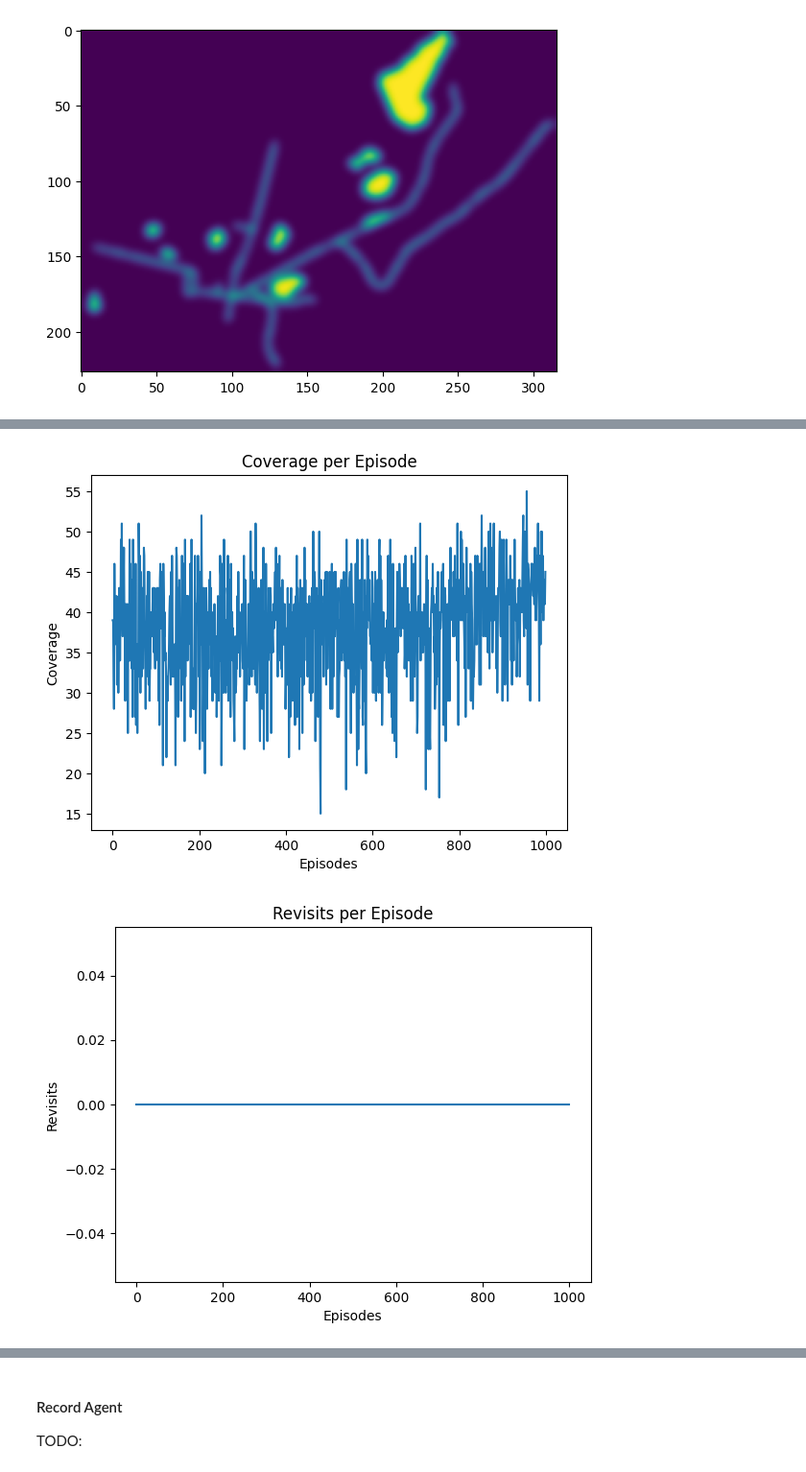
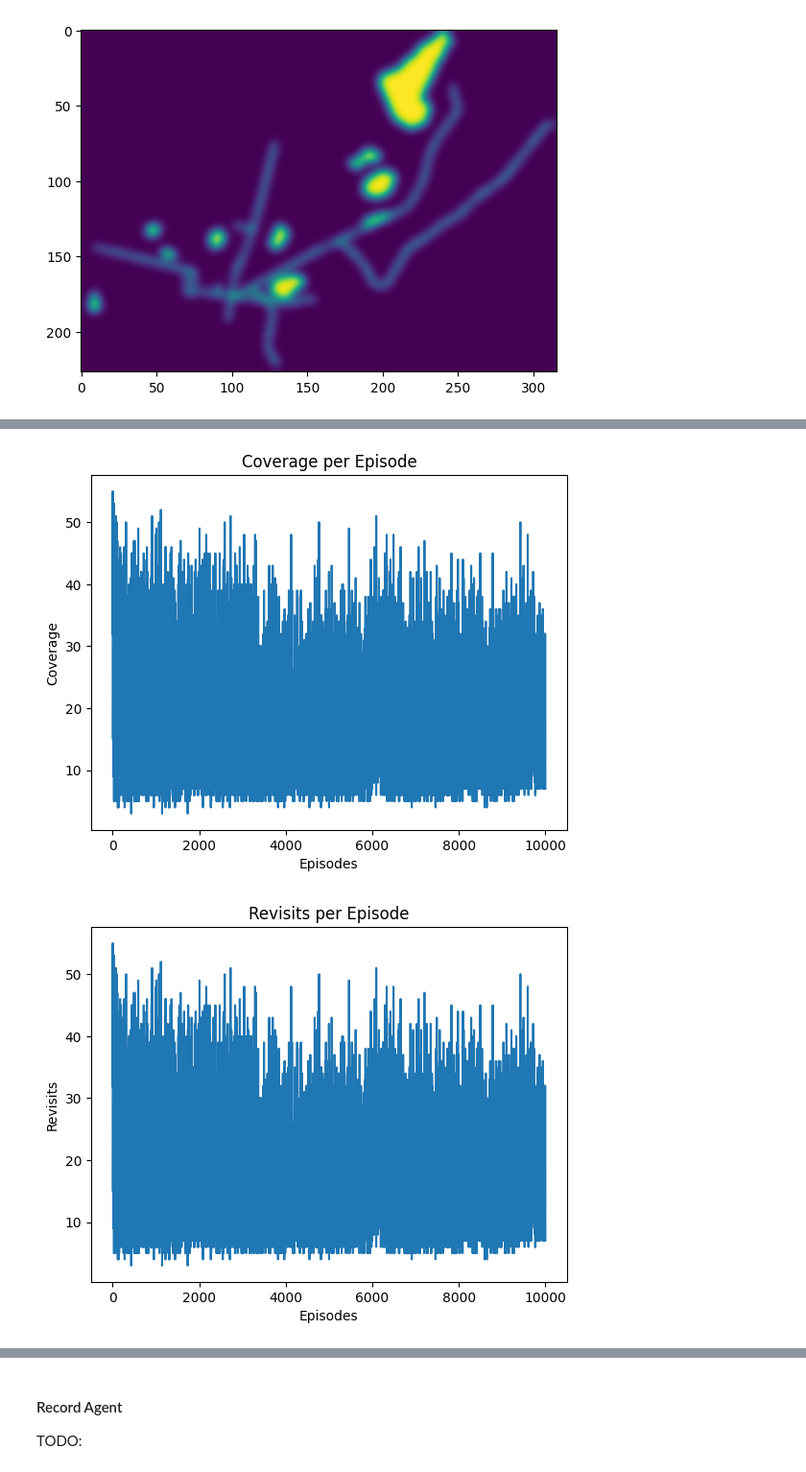
Before and after one commit to TheJoboReal/Bachelor, a Jupyter notebook: src/gym.ipynb, the cells around one changed output, grey strips where cells are left out. Shown at 96% size. Saved outputs shown, nothing was run; the diff lists cells and outputs as text; code cells hidden in the pictures.

Commit message:
added visit_penalty til update

```diff
--- a/src/gym.ipynb
+++ b/src/gym.ipynb
@@ -31,7 +31,7 @@ import pickle
 from IPython.display import display, clear_output
 import copy
 
-N_EPISODES = 1000
+N_EPISODES = 10000
 
 #TODO:
 # scale heat map
@@ -299,6 +299,26 @@ class SAR_agent:
         actions_taken = obs['actions_taken']
         reward_near = obs['reward_near']
 
+            # Extract movement direction (dx, dy)
+
+        dx, dy = obs['direction']
+        nx, ny = dx + 1, dy + 1  # Convert (-1, 0, 1) to (0,1,2) for indexing
+
+        # Initialize a dynamic penalty
+        visit_penalty = 0
+
+        # **1. Apply penalty if the direction's target state is revisited**
+        if visited_states_near[nx, ny] == 1:
+            visit_penalty += 5  # Moderate penalty for re-visiting a nearby cell
+
+        # **2. Add penalty if the action was already taken before**
+        if actions_taken[action] == 1:
+            visit_penalty += 5  # Discourage repeating the same action
+
+        # **3. Increase penalty based on total visit density around the agent**
+        visit_penalty += np.sum(visited_states_near) * 0.1  # Higher penalty for highly visited areas
+
+
 
 
 
@@ -320,7 +340,7 @@ class SAR_agent:
 
         # Compute the Temporal Difference (TD) error
         temporal_difference = (
-            reward + self.discount_factor * future_q_value - self.q_values[agent_state][action]
+            reward + self.discount_factor * future_q_value - self.q_values[agent_state][action] + visit_penalty
         )
 
         # print("temporal: ", temporal_difference)
@@ -405,7 +425,7 @@ class swarm:
         revisited = 0
         for i in range(train_env.size):
             for j in range(train_env.size):
-                if train_env.visited_states[i][j] > 1:
+                if train_env.visited_states[i][j] == 1:
                     revisited += train_env.visited_states[i][j]
         self.revisits.append(revisited)
 
@@ -554,7 +574,7 @@ agents.append(agent)
 # %%
 swarm = swarm(env, agents, 15, 10, N_EPISODES)
 
-swarm.train_swarm(150)
+swarm.train_swarm(100)
 swarm.plot_reward_episode()
 swarm.plot_coverage_perfomance()
 swarm.plot_revisited()
@@ -582,2 +602,2 @@ Episode  999  of  1000
-[figure, old version]
+[figure, new version]
-[figure, old version]
+[figure, new version]
```
Also changed, not shown: parts of 3 cells of this notebook.
